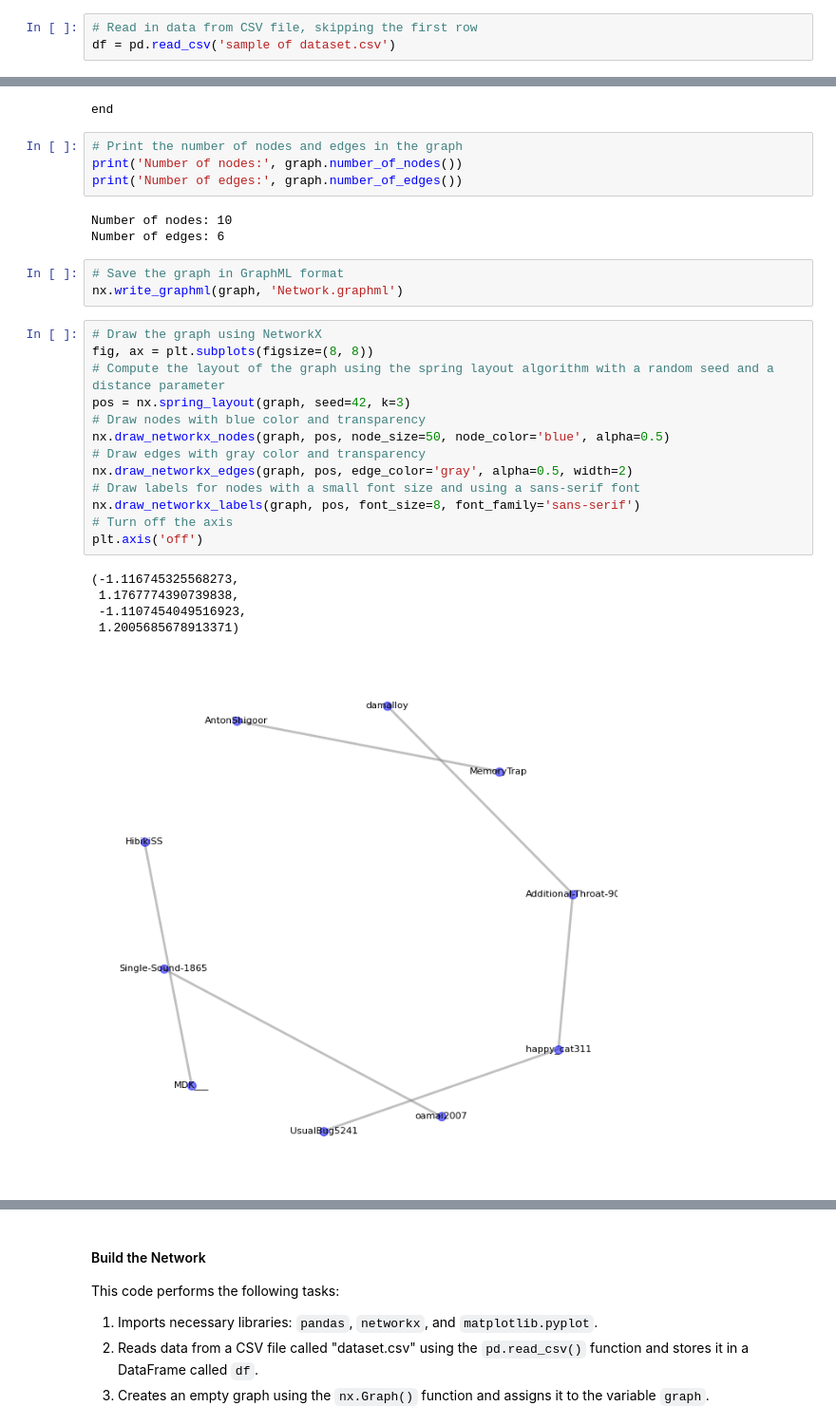
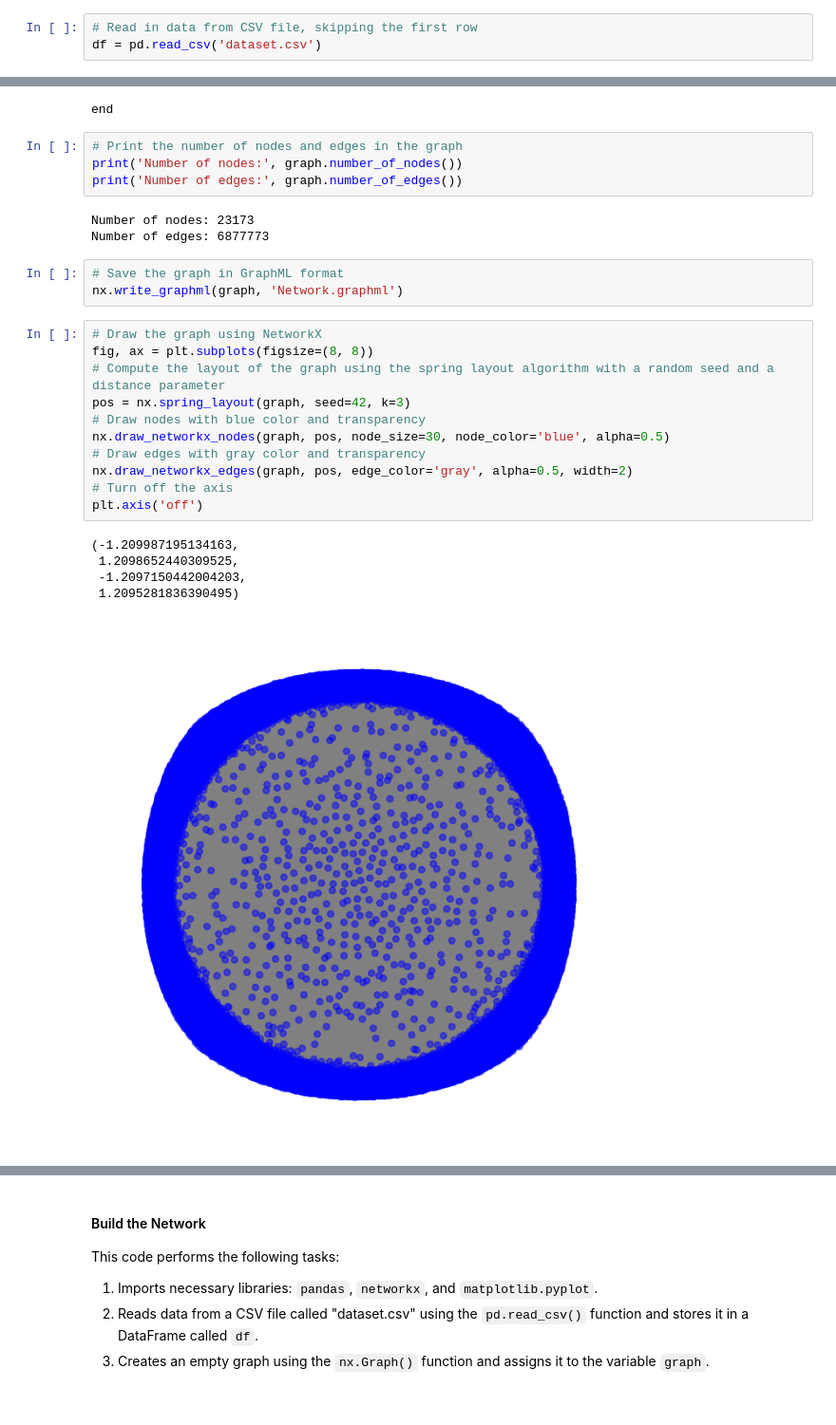
Before and after one commit to SamyShaawat/Algorithm-Project-ALG-S2023-07, a Jupyter notebook: 02. Build the Network/Build_Network.ipynb, the cells around one changed output, grey strips where cells are left out. Shown at 95% size. Cells and saved outputs as stored; diff of their text form.

Commit message:
commit number 100000

```diff
--- a/02. Build the Network/Build_Network.ipynb
+++ b/02. Build the Network/Build_Network.ipynb
@@ -4,7 +4,7 @@ import networkx as nx
 import matplotlib.pyplot as plt
 # %%
 # Read in data from CSV file, skipping the first row
-df = pd.read_csv('sample of dataset.csv')
+df = pd.read_csv('dataset.csv')
 # %%
 # Create an empty graph
 graph = nx.Graph()
@@ -68,27 +65,25 @@ end
 print('Number of nodes:', graph.number_of_nodes())
 print('Number of edges:', graph.number_of_edges())
 # %% [output]
-Number of nodes: 10
-Number of edges: 6
+Number of nodes: 23173
+Number of edges: 6877773
 # %%
 # Save the graph in GraphML format
 nx.write_graphml(graph, 'Network.graphml')
 # %%
 # Draw the graph using NetworkX
 fig, ax = plt.subplots(figsize=(8, 8))
 # Compute the layout of the graph using the spring layout algorithm with a random seed and a distance parameter
 pos = nx.spring_layout(graph, seed=42, k=3)
 # Draw nodes with blue color and transparency
-nx.draw_networkx_nodes(graph, pos, node_size=50, node_color='blue', alpha=0.5)
+nx.draw_networkx_nodes(graph, pos, node_size=30, node_color='blue', alpha=0.5)
 # Draw edges with gray color and transparency
 nx.draw_networkx_edges(graph, pos, edge_color='gray', alpha=0.5, width=2)
-# Draw labels for nodes with a small font size and using a sans-serif font
-nx.draw_networkx_labels(graph, pos, font_size=8, font_family='sans-serif')
 # Turn off the axis
 plt.axis('off')
 # %% [output]
-(-1.116745325568273,
- 1.1767774390739838,
- -1.1107454049516923,
- 1.2005685678913371)
+(-1.209987195134163,
+ 1.2098652440309525,
+ -1.2097150442004203,
+ 1.2095281836390495)
-[figure, old version]
+[figure, new version]
```
Also changed, not shown: parts of 3 cells of this notebook, 14 other files.
